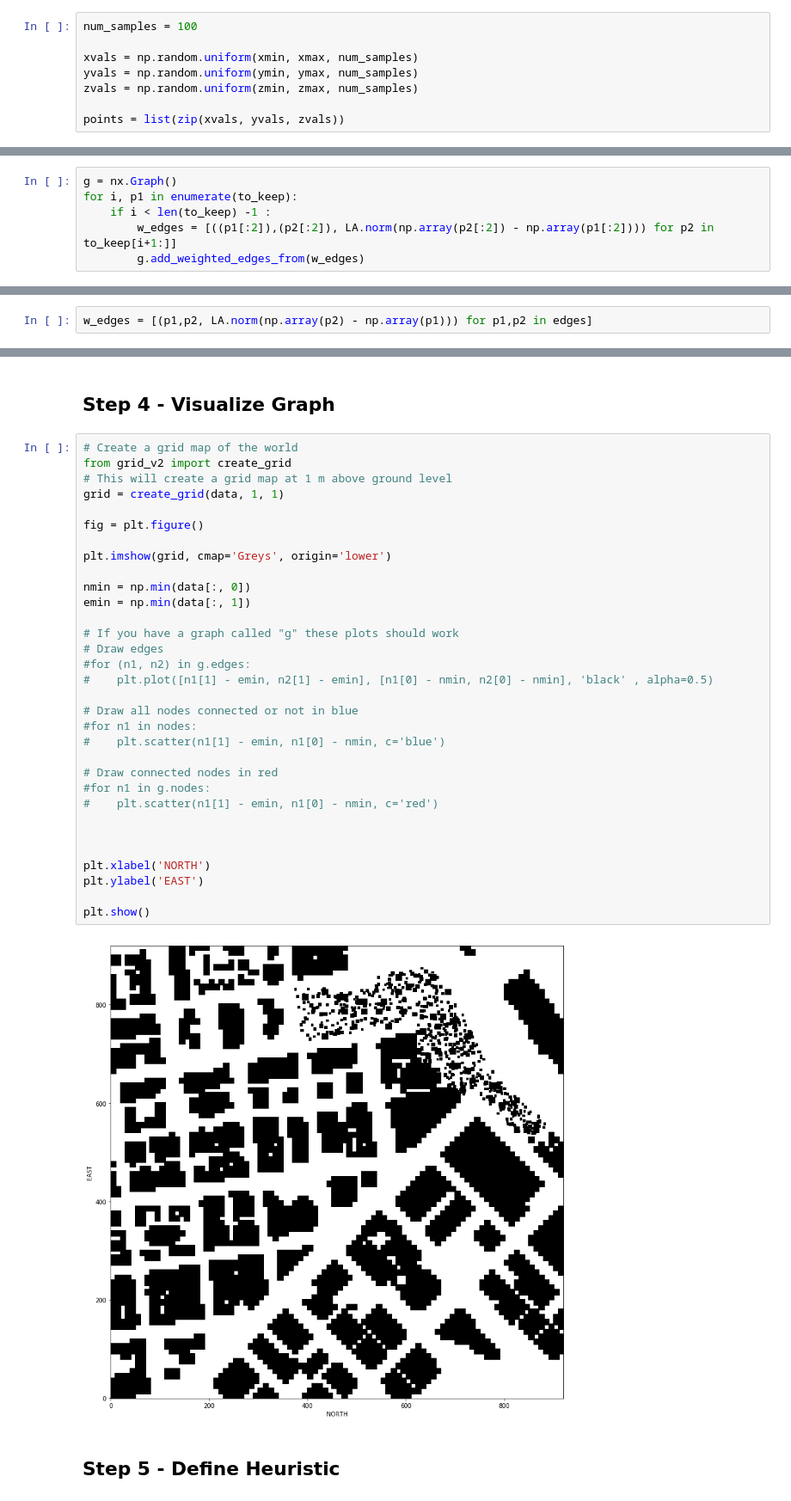
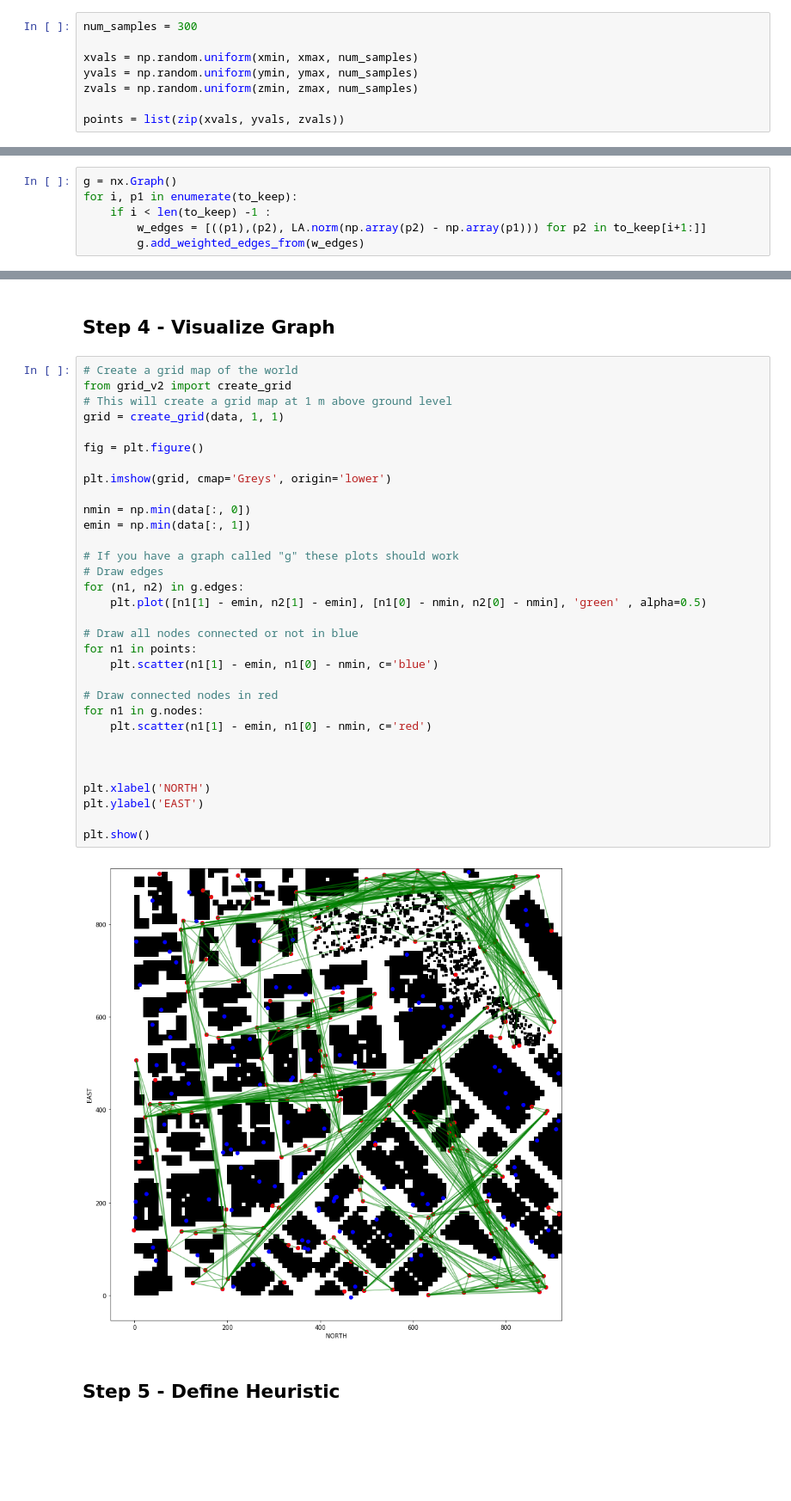
Before and after one commit to lakcv/Moving_into_3D, a Jupyter notebook: 09.Probabilistic-Roadmap.ipynb, the cells around one changed output, grey strips where cells are left out. Shown at 86% size. Cells and saved outputs as stored; diff of their text form; blank space fills up the shorter version.

```diff
--- a/09.Probabilistic-Roadmap.ipynb
+++ b/09.Probabilistic-Roadmap.ipynb
@@ -139,7 +135,7 @@ max_poly_xy
 # then use KDTree to find nearest neighbor polygon
 # and test for collision
 # %%
-num_samples = 100
+num_samples = 300
 
 xvals = np.random.uniform(xmin, xmax, num_samples)
 yvals = np.random.uniform(ymin, ymax, num_samples)
@@ -233,6 +221,0 @@ g.re
-# %%
-g = nx.Graph()
-for i, p1 in enumerate(to_keep):
-    if i < len(to_keep) -1 :
-        w_edges = [((p1[:2]),(p2[:2]), LA.norm(np.array(p2[:2]) - np.array(p1[:2]))) for p2 in to_keep[i+1:]]
-        g.add_weighted_edges_from(w_edges)
@@ -250,2 +221,0 @@ def can_connect(edge,Polygons):
-# %%
-w_edges = [(p1,p2, LA.norm(np.array(p2) - np.array(p1))) for p1,p2 in edges]
@@ -251,0 +225,6 @@ w_edges = [(p1,p2, LA.norm(np.array(p2) - np.array(p1))) for p1,p2 in edges]
+# %%
+g = nx.Graph()
+for i, p1 in enumerate(to_keep):
+    if i < len(to_keep) -1 :
+        w_edges = [((p1),(p2), LA.norm(np.array(p2) - np.array(p1))) for p2 in to_keep[i+1:]]
+        g.add_weighted_edges_from(w_edges)
@@ -254,37 +247,37 @@ w_edges = [(p1,p2, LA.norm(np.array(p2) - np.array(p1))) for p1,p2 in edges]
 # %%
 # Create a grid map of the world
 from grid_v2 import create_grid
 # This will create a grid map at 1 m above ground level
 grid = create_grid(data, 1, 1)
 
 fig = plt.figure()
 
 plt.imshow(grid, cmap='Greys', origin='lower')
 
 nmin = np.min(data[:, 0])
 emin = np.min(data[:, 1])
 
 # If you have a graph called "g" these plots should work
 # Draw edges
-#for (n1, n2) in g.edges:
-#    plt.plot([n1[1] - emin, n2[1] - emin], [n1[0] - nmin, n2[0] - nmin], 'black' , alpha=0.5)
+for (n1, n2) in g.edges:
+    plt.plot([n1[1] - emin, n2[1] - emin], [n1[0] - nmin, n2[0] - nmin], 'green' , alpha=0.5)
 
 # Draw all nodes connected or not in blue
-#for n1 in nodes:
-#    plt.scatter(n1[1] - emin, n1[0] - nmin, c='blue')
+for n1 in points:
+    plt.scatter(n1[1] - emin, n1[0] - nmin, c='blue')
 
 # Draw connected nodes in red
-#for n1 in g.nodes:
-#    plt.scatter(n1[1] - emin, n1[0] - nmin, c='red')
+for n1 in g.nodes:
+    plt.scatter(n1[1] - emin, n1[0] - nmin, c='red')
 
 
 
 plt.xlabel('NORTH')
 plt.ylabel('EAST')
 
 plt.show()
 # %% [output]
-[figure, old version]
+[figure, new version]
 # %% [markdown]
 ## Step 5 - Define Heuristic
 # %%
```
Also changed, not shown: parts of 23 cells of this notebook, 1 other file.
